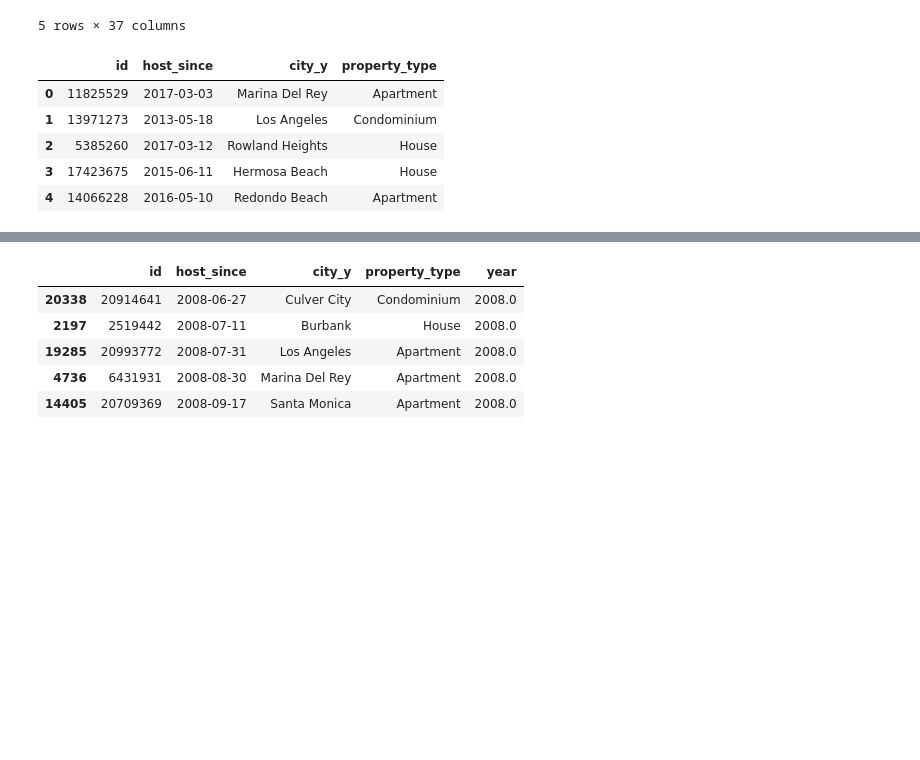
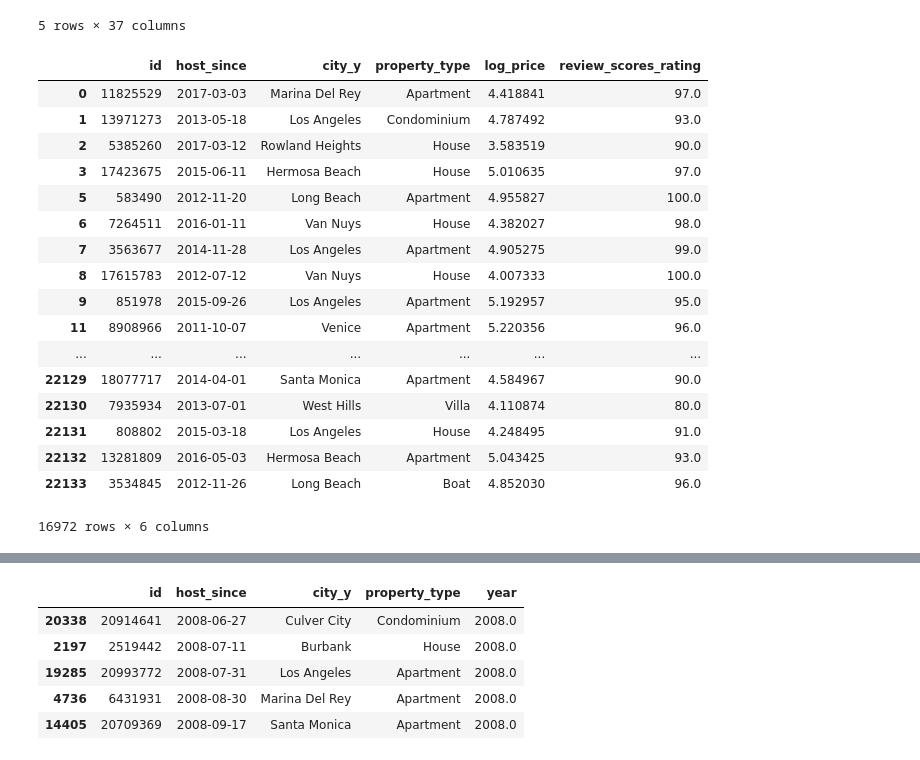
Before and after one commit to shaun-huang/LA-Airbnb, a Jupyter notebook: listings_ac.ipynb, the cells around one changed output, grey strips where cells are left out. Drawn from its saved outputs; the diff is of its cells as text; code cells hidden in the pictures; blank space fills up the shorter version.

```diff
--- a/listings_ac.ipynb
+++ b/listings_ac.ipynb
@@ -28,12 +28,25 @@ data.head()
 5 rows × 37 columns
 # %%
 # GroupBy Host timestamp and City and and Property type
-host_listings= data[["id","host_since","city_y","property_type"]]
-host_listings.head()
+host_listings= data[["id","host_since","city_y","property_type","log_price","review_scores_rating"]]
+citydf=host_listings.dropna()
+citydf
 # %% [output]
-|  | id | host_since | city_y | property_type |
-| 0 | 11825529 | 2017-03-03 | Marina Del Rey | Apartment |
-| 1 | 13971273 | 2013-05-18 | Los Angeles | Condominium |
-| 2 | 5385260 | 2017-03-12 | Rowland Heights | House |
-| 3 | 17423675 | 2015-06-11 | Hermosa Beach | House |
-| 4 | 14066228 | 2016-05-10 | Redondo Beach | Apartment |
+|  | id | host_since | city_y | property_type | log_price | review_scores_rating |
+| 0 | 11825529 | 2017-03-03 | Marina Del Rey | Apartment | 4.418841 | 97.0 |
+| 1 | 13971273 | 2013-05-18 | Los Angeles | Condominium | 4.787492 | 93.0 |
+| 2 | 5385260 | 2017-03-12 | Rowland Heights | House | 3.583519 | 90.0 |
+| 3 | 17423675 | 2015-06-11 | Hermosa Beach | House | 5.010635 | 97.0 |
+| 5 | 583490 | 2012-11-20 | Long Beach | Apartment | 4.955827 | 100.0 |
+| 6 | 7264511 | 2016-01-11 | Van Nuys | House | 4.382027 | 98.0 |
+| 7 | 3563677 | 2014-11-28 | Los Angeles | Apartment | 4.905275 | 99.0 |
+| 8 | 17615783 | 2012-07-12 | Van Nuys | House | 4.007333 | 100.0 |
+| 9 | 851978 | 2015-09-26 | Los Angeles | Apartment | 5.192957 | 95.0 |
+| 11 | 8908966 | 2011-10-07 | Venice | Apartment | 5.220356 | 96.0 |
+| ... | ... | ... | ... | ... | ... | ... |
+| 22129 | 18077717 | 2014-04-01 | Santa Monica | Apartment | 4.584967 | 90.0 |
+| 22130 | 7935934 | 2013-07-01 | West Hills | Villa | 4.110874 | 80.0 |
+| 22131 | 808802 | 2015-03-18 | Los Angeles | House | 4.248495 | 91.0 |
+| 22132 | 13281809 | 2016-05-03 | Hermosa Beach | Apartment | 5.043425 | 93.0 |
+| 22133 | 3534845 | 2012-11-26 | Long Beach | Boat | 4.852030 | 96.0 |
+16972 rows × 6 columns
```
Also changed, not shown: parts of 6 cells of this notebook, 18 other files.
